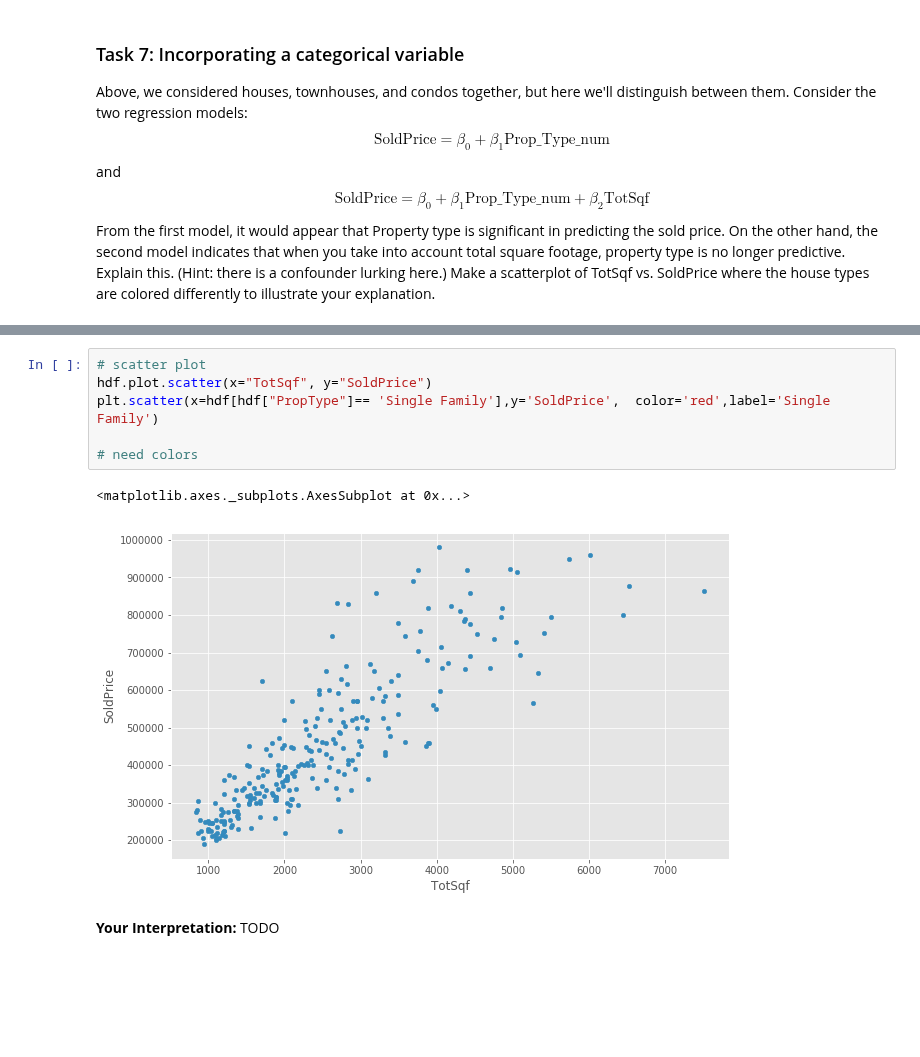
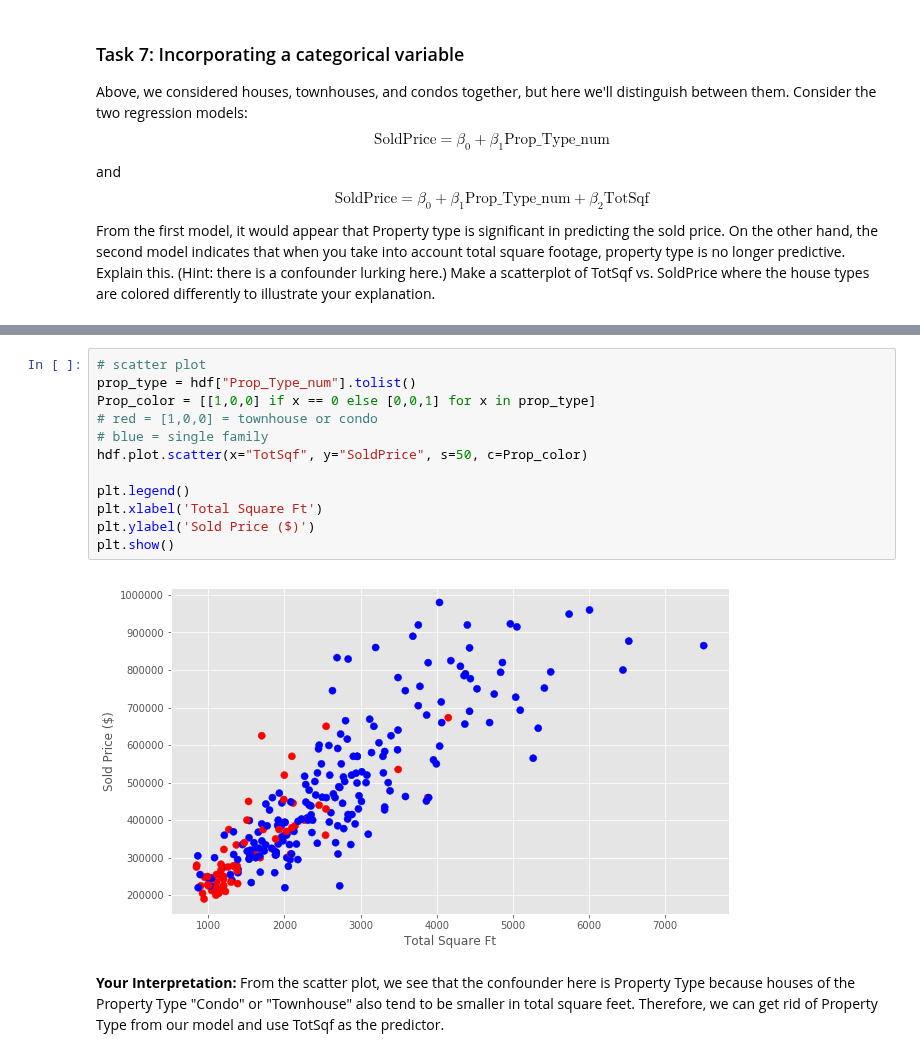
Before and after one commit to brookeslawski/datascience-homeworks-local, a Jupyter notebook: HW5/2018-HW5.ipynb, the cells around one changed output, grey strips where cells are left out. Cells and saved outputs as stored; diff of their text form; blank space fills up the shorter version.

```diff
--- a/HW5/2018-HW5.ipynb
+++ b/HW5/2018-HW5.ipynb
@@ -437,14 +456,19 @@ OLS Regression Results
 | Prob(Omnibus): | 0.000 | Jarque-Bera (JB): | 69.262 |
 | Skew: | 0.774 | Prob(JB): | 9.12e-16 |
 | Kurtosis: | 5.000 | Cond. No. | 8.16e+03 |
-# %%
-# scatter plot
-hdf.plot.scatter(x="TotSqf", y="SoldPrice")
-plt.scatter(x=hdf[hdf["PropType"]== 'Single Family'],y='SoldPrice',  color='red',label='Single Family')
-
-# need colors
-# %% [output]
-<matplotlib.axes._subplots.AxesSubplot at 0x...>
-[figure, removed]
-# %% [markdown]
-**Your Interpretation:** TODO
+# %%
+# scatter plot
+prop_type = hdf["Prop_Type_num"].tolist()
+Prop_color = [[1,0,0] if x == 0 else [0,0,1] for x in prop_type]
+# red = [1,0,0] = townhouse or condo
+# blue = single family
+hdf.plot.scatter(x="TotSqf", y="SoldPrice", s=50, c=Prop_color)
+
+plt.legend()
+plt.xlabel('Total Square Ft')
+plt.ylabel('Sold Price ($)')
+plt.show()
+# %% [output]
+[figure, added]
+# %% [markdown]
+**Your Interpretation:** From the scatter plot, we see that the confounder here is Property Type because houses of the Property Type "Condo" or "Townhouse" also tend to be smaller in total square feet.  Therefore, we can get rid of Property Type from our model and use TotSqf as the predictor.
```
Also changed, not shown: parts of 16 cells of this notebook, 1 other file.
